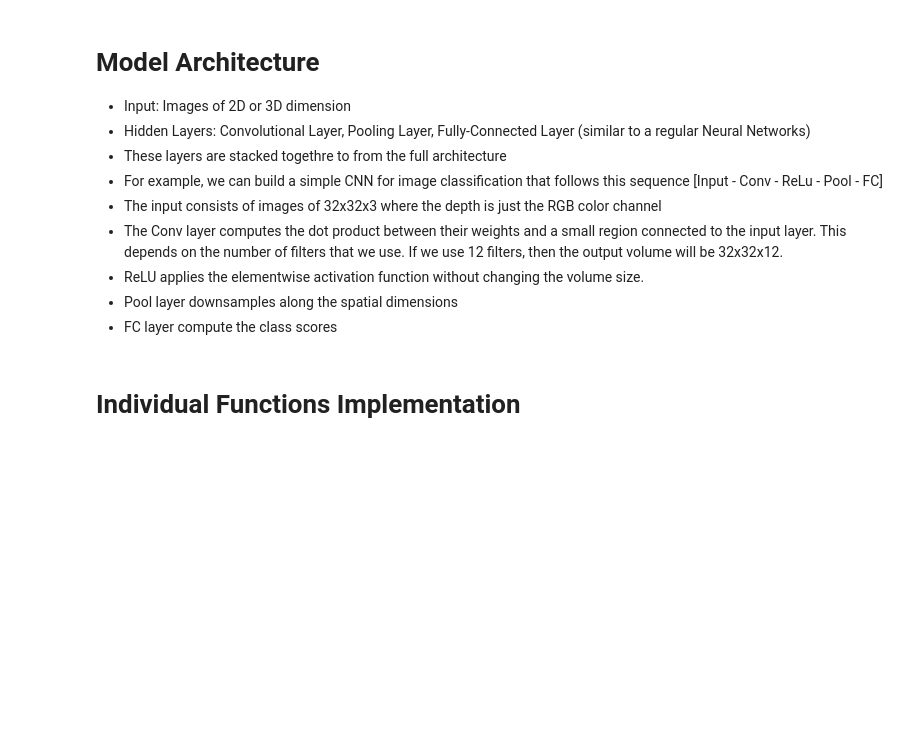
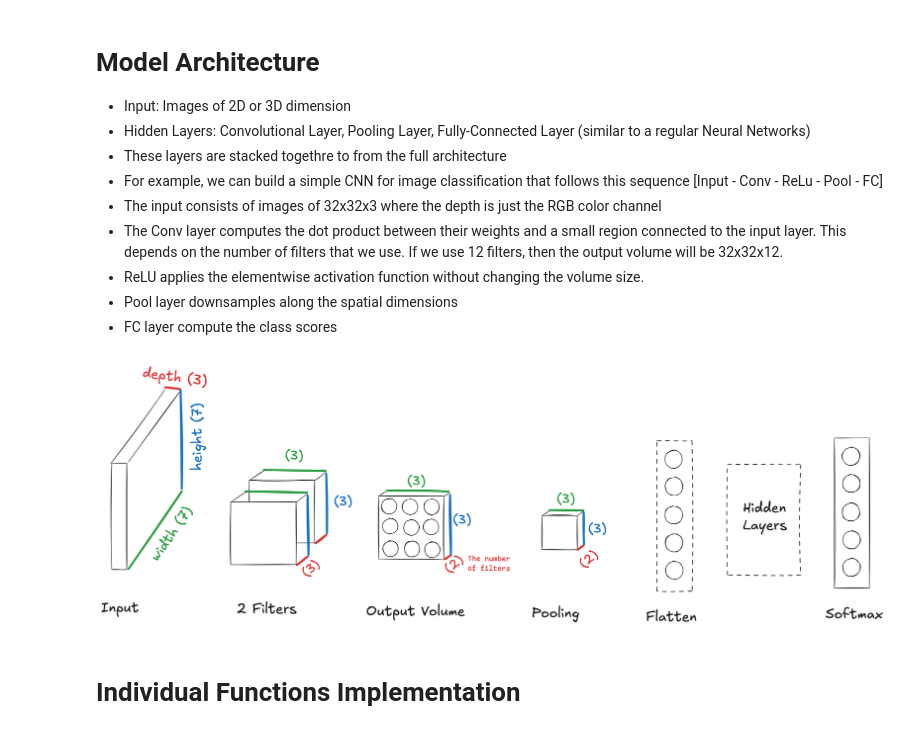
Before and after one commit to thuinanutshell/learn-ml, a Jupyter notebook: ml_models/neural_networks/cnn.ipynb, the cells around one changed output. Cells and saved outputs as stored; diff of their text form; code cells hidden in the pictures; blank space fills up the shorter version.

Commit message:
add model architecture image

```diff
--- a/ml_models/neural_networks/cnn.ipynb
+++ b/ml_models/neural_networks/cnn.ipynb
@@ -9,6 +10,11 @@
 - ReLU applies the elementwise activation function without changing the volume size.
 - Pool layer downsamples along the spatial dimensions
 - FC layer compute the class scores
+# %%
+from IPython.display import Image
+Image(filename='/Users/thananhthu/Documents/cnn.png')
+# %% [output]
+[figure, added]
 # %% [markdown]
 # Individual Functions Implementation
 # %% [markdown]
```
